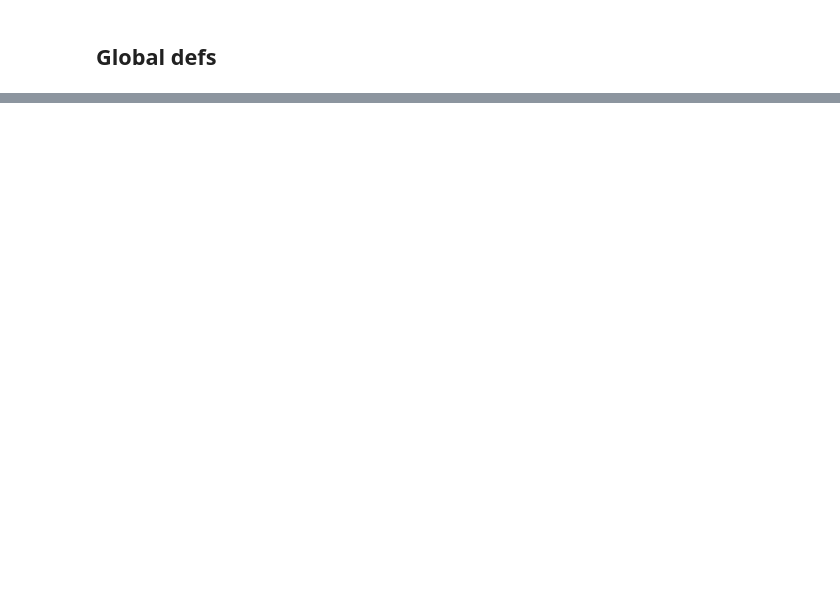
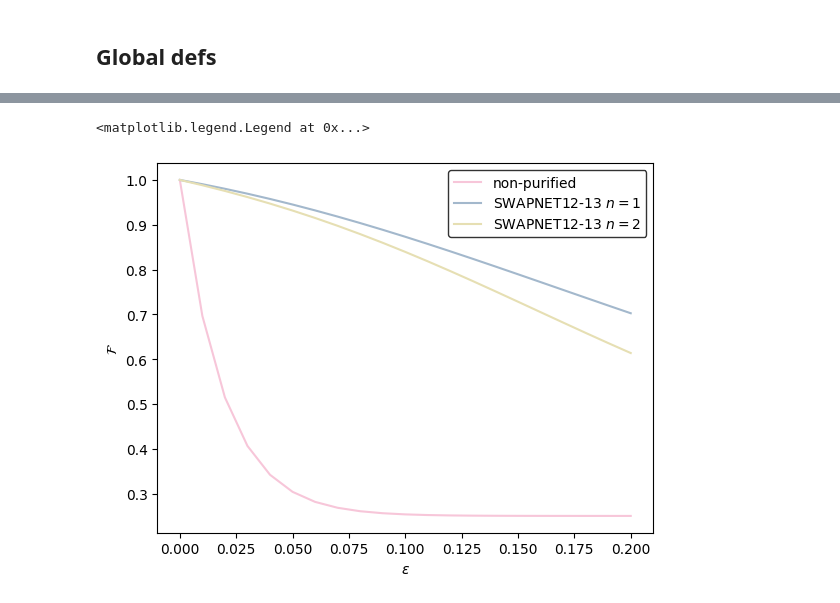
Before and after one commit to qoan-projects/OQPA, a Jupyter notebook: test-swapnet.ipynb, the cells around one changed output, grey strips where cells are left out. Saved outputs shown, nothing was run; the diff lists cells and outputs as text; code cells hidden in the pictures; blank space fills up the shorter version.

```diff
--- a/test-swapnet.ipynb
+++ b/test-swapnet.ipynb
@@ -448,0 +1065,39 @@ plt.legend()
+# %%
+#let's take
+list_of_epsilon=[i * 0.01 for i in range(21)]
+
+list_of_purified_fidelity_flag0_n1=[]
+list_of_purified_fidelity_flag0_n1_noisy=[]
+list_of_purified_fidelity_flag0_n2_noisy=[]
+list_of_fidelity=[]
+list_of_purified_fidelity_theory=[]
+
+t=20
+N=20
+
+pure_state = getInputRho(0,t,N,1)
+
+for i in list_of_epsilon:
+    # list_of_purified_fidelity_flag0_n1.append(state_fidelity(getPurifiedRhoWithSWAP1213GHZ(i,t,N,1,1), pure_state))
+    list_of_purified_fidelity_flag0_n1_noisy.append(state_fidelity(getPurifiedRhoWithNoisySWAP1213GHZ(i,t,N,1,1,i), pure_state))
+    list_of_purified_fidelity_flag0_n2_noisy.append(state_fidelity(getPurifiedRhoWithNoisySWAP1213GHZ(i,t,N,2,1,i), pure_state))
+    list_of_fidelity.append(state_fidelity(getInputRho(i,t,N,1), pure_state))
+    # list_of_purified_fidelity_theory.append(1/8*(-2+i)*(1+i)*(-4+3*i))
+# %%
+plt.rcParams['text.usetex']=False
+# plt.rcParams['font.serif']='Computer Modern'
+# plt.rcParams['text.latex.preamble']=r'\usepackage{amsmath}'
+plt.plot(list_of_epsilon,list_of_fidelity,label='non-purified', color='#F7C6D9')
+# plt.plot(list_of_epsilon,list_of_purified_fidelity_flag0_n1,label='SWAPNET12-13 flag=0 n='+str(1), alpha=0.5, linestyle='dashed')
+plt.plot(list_of_epsilon,list_of_purified_fidelity_flag0_n1_noisy,label='SWAPNET12-13 $n=1$', color = '#A3B8CC')
+plt.plot(list_of_epsilon,list_of_purified_fidelity_flag0_n2_noisy,label='SWAPNET12-13 $n=2$', color = '#E6DFB3')
+# plt.plot(list_of_epsilon,list_of_purified_fidelity_theory,label='theory_max', alpha=0.5, linestyle='dotted')
+
+
+
+plt.xlabel("$\\epsilon$")
+plt.ylabel("$\\mathcal{F}$")
+plt.legend(loc='upper right',edgecolor = 'black')
+# %% [output]
+<matplotlib.legend.Legend at 0x...>
+[figure, added]
```
Also changed, not shown: parts of 26 cells of this notebook, 3 other files.
